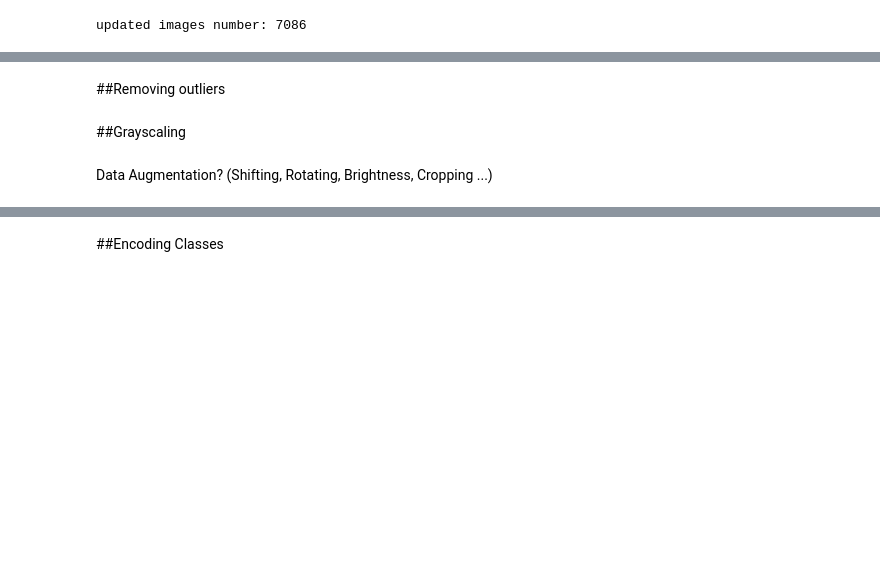
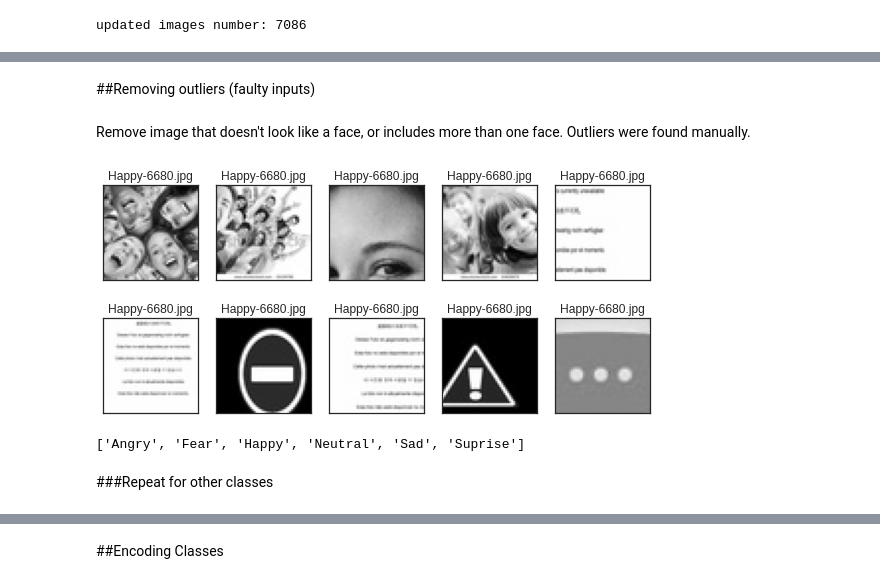
Before and after one commit to Jade-P/MLGroupProject, a Jupyter notebook: Preprocessing.ipynb, the cells around one changed output, grey strips where cells are left out. Saved outputs shown, nothing was run; the diff lists cells and outputs as text; code cells hidden in the pictures; blank space fills up the shorter version.

```diff
--- a/Preprocessing.ipynb
+++ b/Preprocessing.ipynb
@@ -363,6 +587,31 @@ Happy-2461.jpg removed
 # %% [markdown]
-##Removing outliers
+##Removing outliers (faulty inputs)
-# %% [markdown]
-##Grayscaling
-# %% [markdown]
-Data Augmentation? (Shifting, Rotating, Brightness, Cropping ...)
+# %% [markdown]
+Remove image that doesn't look like a face, or includes more than one face. Outliers were found manually.
+# %%
+Happy_outliers = [1414,2541,4488,5326,1091,1817,2039,2226,2250,2819,3964,4123,6270,6441,6627]
+# %%
+path = TRAIN_DIR + "Happy"
+# %%
+plt.figure(0, figsize=(8,4))
+cpt = 0
+
+n = 10
+
+for outlier in Happy_outliers:
+  if (n == 0):
+    break
+
+  cpt += 1
+  ax = plt.subplot(2,5,cpt)
+  ax.set_title(key)
+  img = cv2.imread(path+"/"+ "Happy-" + str(outlier) + ".jpg")
+  plt.tick_params(labelleft=False,labelbottom=False)
+  plt.imshow(img,cmap="gray")
+
+  n -= 1
+
+plt.tight_layout()
+plt.show()
+# %% [output]
+[figure, added]
@@ -368,0 +621,6 @@ Data Augmentation? (Shifting, Rotating, Brightness, Cropping ...)
+# %%
+emotions
+# %% [output]
+['Angry', 'Fear', 'Happy', 'Neutral', 'Sad', 'Suprise']
+# %% [markdown]
+###Repeat for other classes
```
Also changed, not shown: parts of 81 cells of this notebook.
